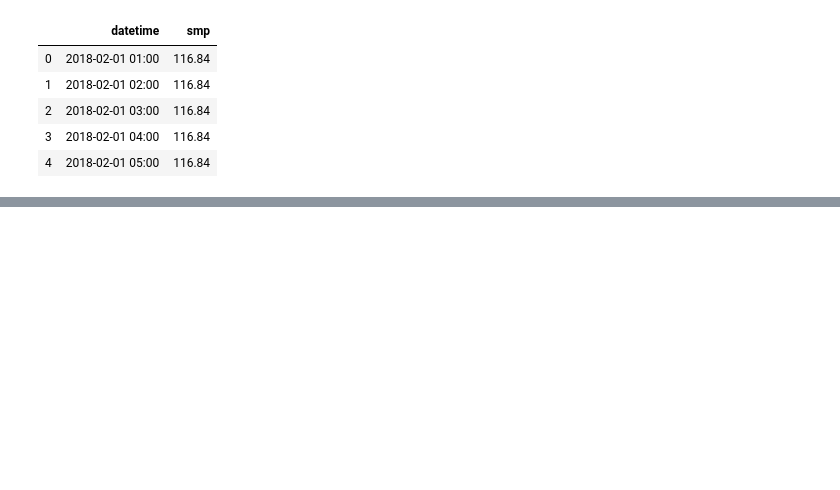
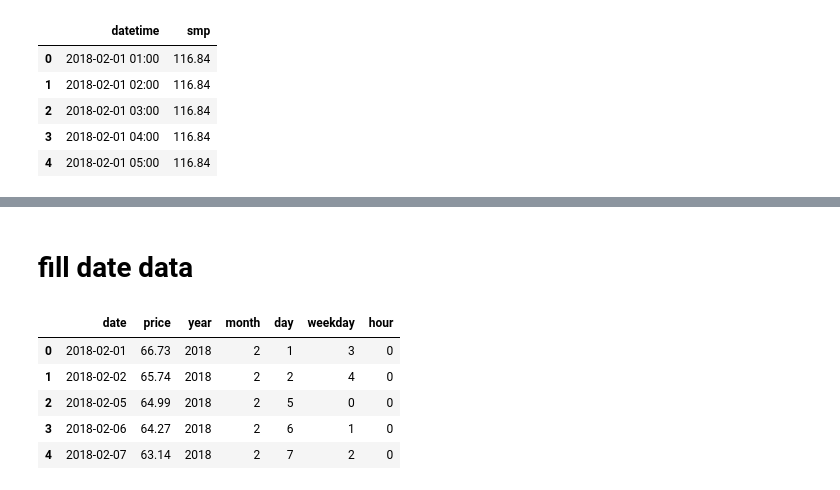
Before and after one commit to Kiminjo/electricity_usage_forecast, a Jupyter notebook: datetime_test.ipynb, the cells around one changed output, grey strips where cells are left out. Saved outputs shown, nothing was run; the diff lists cells and outputs as text; code cells hidden in the pictures; blank space fills up the shorter version.

```diff
--- a/datetime_test.ipynb
+++ b/datetime_test.ipynb
@@ -66,0 +81,19 @@ plt.show()
+# %% [markdown]
+# fill date data
+# %%
+oil = pd.read_csv('result/oil_price_du.csv')
+
+oil = oil.iloc[:, 1:]
+oil.columns = ['date', 'price']
+oil = date_time_split_1(oil)
+oil.sort_values(by = ['date'], inplace = True)
+oil = oil[oil['date'] >= '2018-02-01']
+oil.reset_index(drop = True, inplace = True)
+oil.head()
+# %% [output]
+|  | date | price | year | month | day | weekday | hour |
+| 0 | 2018-02-01 | 66.73 | 2018 | 2 | 1 | 3 | 0 |
+| 1 | 2018-02-02 | 65.74 | 2018 | 2 | 2 | 4 | 0 |
+| 2 | 2018-02-05 | 64.99 | 2018 | 2 | 5 | 0 | 0 |
+| 3 | 2018-02-06 | 64.27 | 2018 | 2 | 6 | 1 | 0 |
+| 4 | 2018-02-07 | 63.14 | 2018 | 2 | 7 | 2 | 0 |
```
Also changed, not shown: parts of 8 cells of this notebook, 3 other files.
